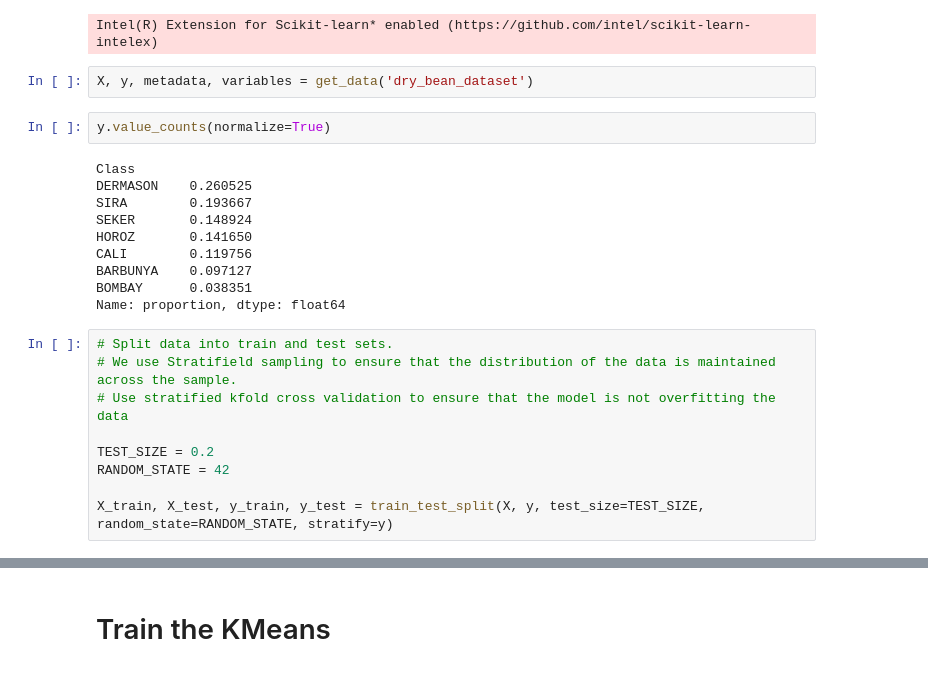
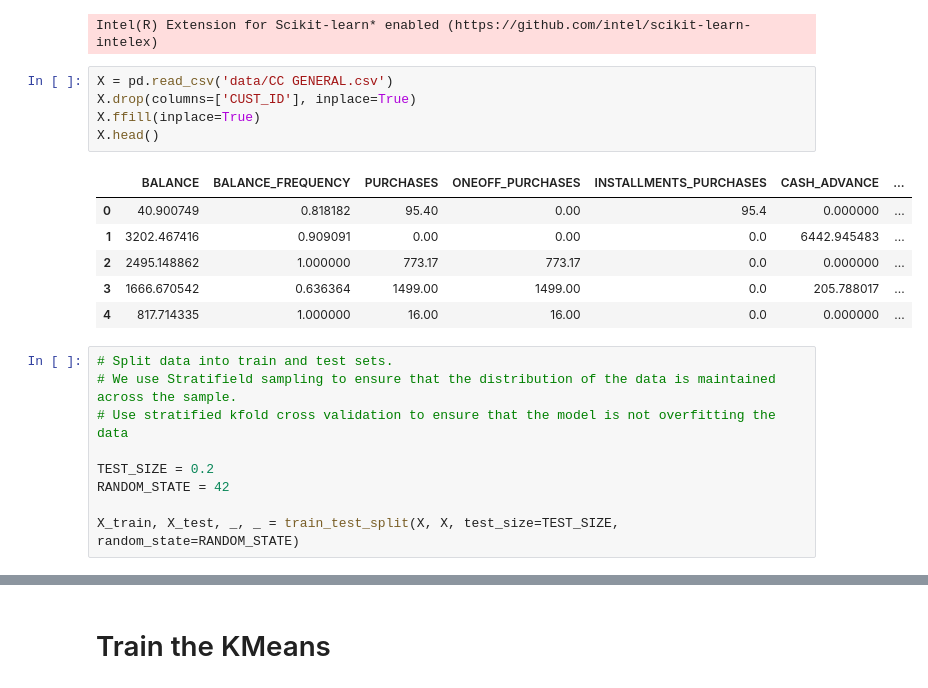
Before and after one commit to PavanKB/PS_3, a Jupyter notebook: kmeans_credit_card.ipynb, the cells around one changed output, grey strips where cells are left out. Drawn from its saved outputs; the diff is of its cells as text.

```diff
--- a/kmeans_credit_card.ipynb
+++ b/kmeans_credit_card.ipynb
@@ -31,19 +31,17 @@ from utils import get_data, get_df_details, plot_distrb, make_confusion_matrix
 # %% [output]
 Intel(R) Extension for Scikit-learn* enabled (https://github.com/intel/scikit-learn-intelex)
 # %%
-X, y, metadata, variables = get_data('dry_bean_dataset')
+X = pd.read_csv('data/CC GENERAL.csv')
+X.drop(columns=['CUST_ID'], inplace=True)
+X.ffill(inplace=True)
+X.head()
+# %% [output]
+|  | BALANCE | BALANCE_FREQUENCY | PURCHASES | ONEOFF_PURCHASES | INSTALLMENTS_PURCHASES | CASH_ADVANCE | ... |
+| 0 | 40.900749 | 0.818182 | 95.40 | 0.00 | 95.4 | 0.000000 | ... |
+| 1 | 3202.467416 | 0.909091 | 0.00 | 0.00 | 0.0 | 6442.945483 | ... |
+| 2 | 2495.148862 | 1.000000 | 773.17 | 773.17 | 0.0 | 0.000000 | ... |
+| 3 | 1666.670542 | 0.636364 | 1499.00 | 1499.00 | 0.0 | 205.788017 | ... |
+| 4 | 817.714335 | 1.000000 | 16.00 | 16.00 | 0.0 | 0.000000 | ... |
-# %%
-y.value_counts(normalize=True)
-# %% [output]
-Class
-DERMASON    0.260525
-SIRA        0.193667
-SEKER       0.148924
-HOROZ       0.141650
-CALI        0.119756
-BARBUNYA    0.097127
-BOMBAY      0.038351
-Name: proportion, dtype: float64
 # %%
 # Split data into train and test sets.
 # We use Stratifield sampling to ensure that the distribution of the data is maintained across the sample.
@@ -52,4 +50,4 @@ Name: proportion, dtype: float64
 TEST_SIZE = 0.2
 RANDOM_STATE = 42
 
-X_train, X_test, y_train, y_test = train_test_split(X, y, test_size=TEST_SIZE, random_state=RANDOM_STATE, stratify=y)
+X_train, X_test, _, _ = train_test_split(X, X, test_size=TEST_SIZE, random_state=RANDOM_STATE)
```
Also changed, not shown: parts of 6 cells of this notebook.
